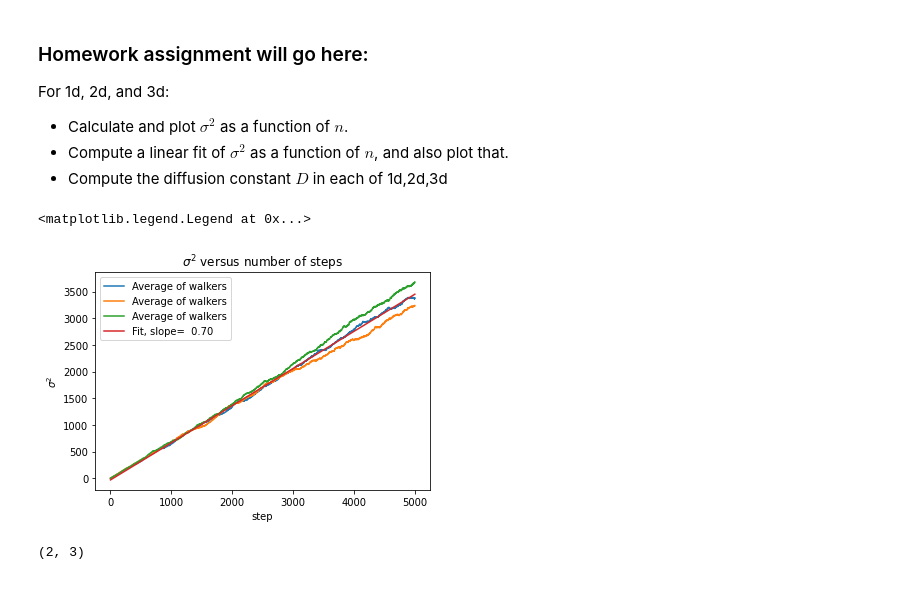
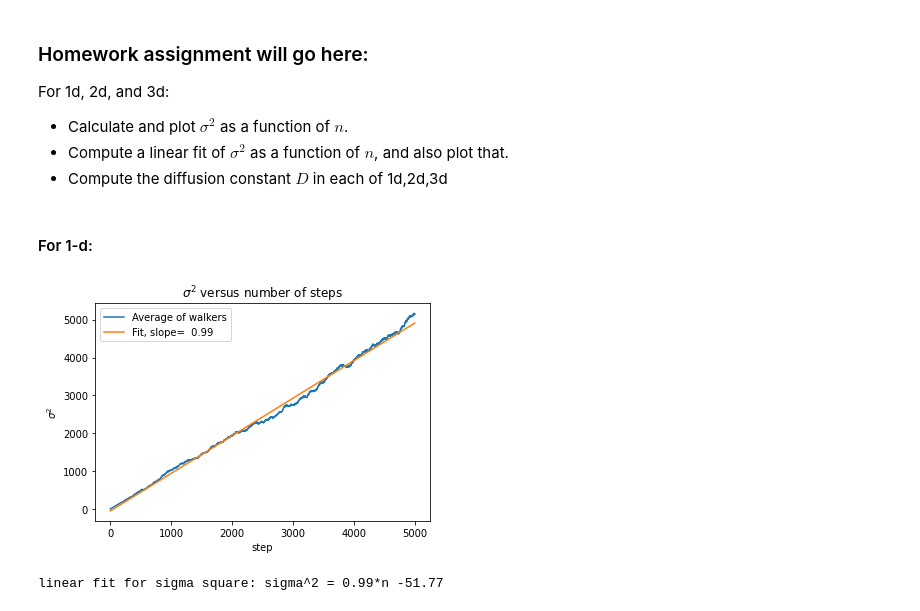
Before and after one commit to ubsuny/tensorflow-probability-CarlatBuffalo, a Jupyter notebook: RandomNumbers/random_walkers.ipynb, the cells around one changed output. Cells and saved outputs as stored; diff of their text form; code cells hidden in the pictures.

```diff
--- a/RandomNumbers/random_walkers.ipynb
+++ b/RandomNumbers/random_walkers.ipynb
@@ -82,20 +86,23 @@ For 1d, 2d, and 3d:
 - Calculate and plot $\sigma^2$ as a function of $n$.
 - Compute a linear fit of $\sigma^2$ as a function of $n$, and also plot that.
 - Compute the diffusion constant $D$ in each of 1d,2d,3d
+# %% [markdown]
+#### For 1-d:
 # %%
 # Now get the averages over the walkers
 x2 = np.average( x**2, axis=0 )
 x4 = np.average( x**4, axis=0 )
-sigma2_nd = np.sqrt( x4 - x2**2 )
-sigma2 = np.sum( sigma2_nd, axis=1 )
+sigma2 = np.sqrt( x4 - x2**2 )[:,0] # we only need one dimension
+#sigma2 = np.sum( sigma2_nd, axis=1 ) # this is for 3-d
 # %%
-plt.plot( x2,  label='Average of walkers' )
-res = np.polyfit(t, x2[:,0],1 )
+# Plot sigma2 with its fit
+plt.plot( sigma2,  label='Average of walkers' )
+res = np.polyfit(t, sigma2,1 )
 plt.plot( t, res[0]*t + res[1], label='Fit, slope=%6.2f' % res[0] )
 plt.title(r"$\sigma^2$ versus number of steps")
 plt.xlabel("step")
 plt.ylabel(r"$\sigma^2$")
 plt.legend()
+plt.show()
 # %% [output]
-<matplotlib.legend.Legend at 0x...>
-[figure, old version]
+[figure, new version]
@@ -104,4 +109,5 @@ a = np.array([[1,2,3], [4,5,6]])
-# %%
-a.shape
-# %% [output]
-(2, 3)
+# %%
+# Print the fit equation
+print('linear fit for sigma square: sigma^2 = {0:.2f}*n {1:.2f}'.format(res[0],res[1]))
+# %% [output]
+linear fit for sigma square: sigma^2 = 0.99*n -51.77
```
Also changed, not shown: parts of 7 cells of this notebook.
